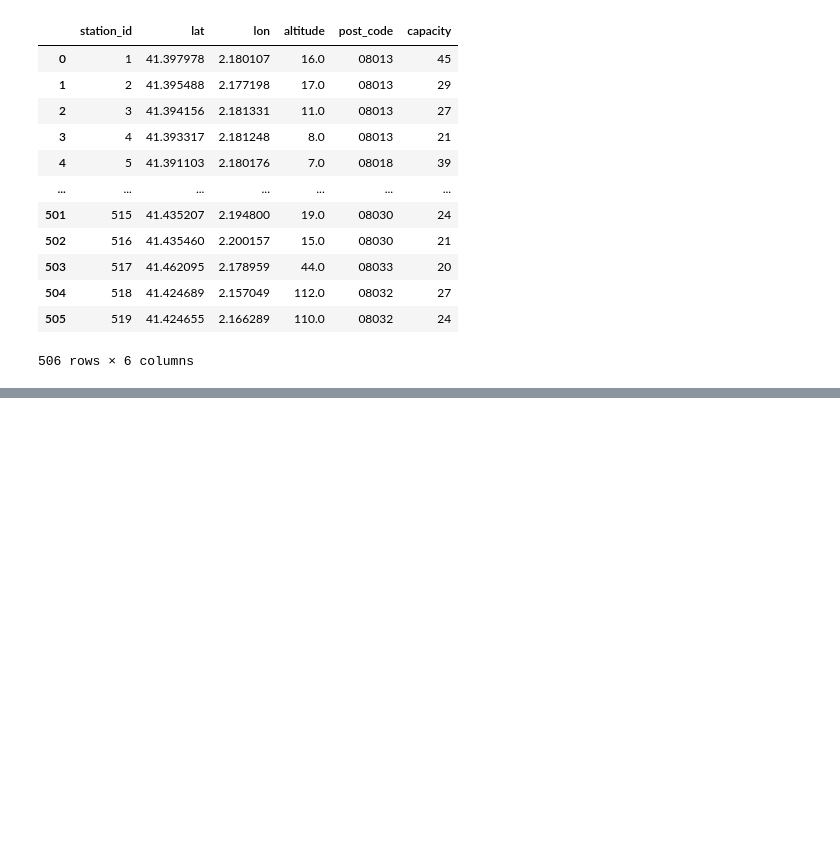
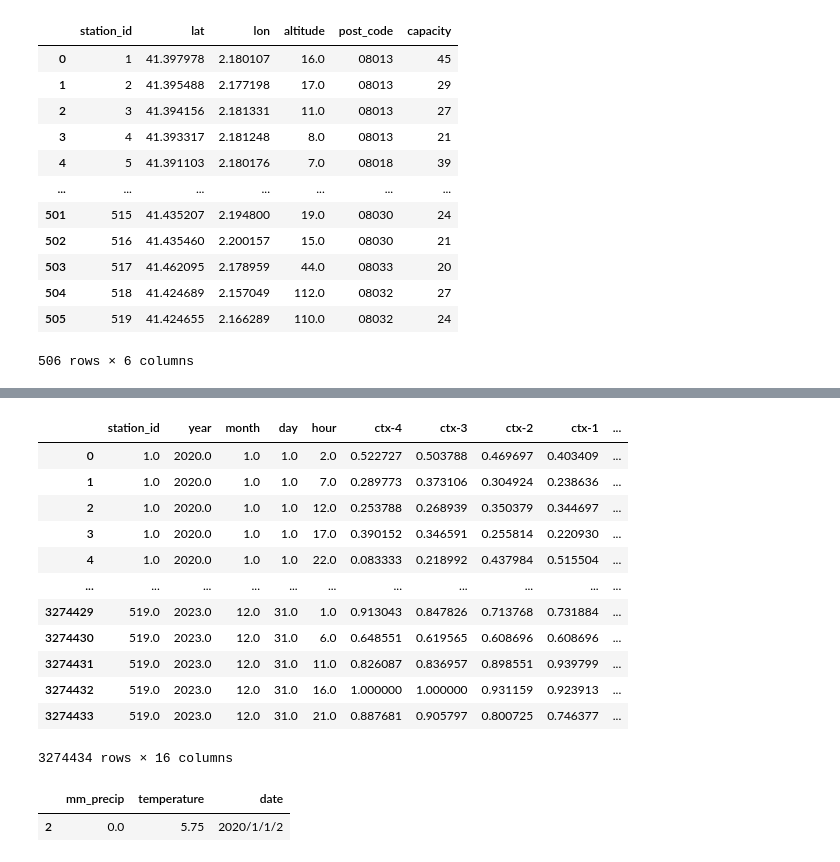
Before and after one commit to carlotalacasav/Gorrapiedra-proyecto, a Jupyter notebook: process_dataframe.ipynb, the cells around one changed output, grey strips where cells are left out. Drawn from its saved outputs; the diff is of its cells as text; code cells hidden in the pictures; blank space fills up the shorter version.

```diff
--- a/process_dataframe.ipynb
+++ b/process_dataframe.ipynb
@@ -60 +61,22 @@ data
+# %%
+full_data.sort_values(['station_id','year','month','day','hour'])
+# %% [output]
+|  | station_id | year | month | day | hour | ctx-4 | ctx-3 | ctx-2 | ctx-1 | ... |
+| 0 | 1.0 | 2020.0 | 1.0 | 1.0 | 2.0 | 0.522727 | 0.503788 | 0.469697 | 0.403409 | ... |
+| 1 | 1.0 | 2020.0 | 1.0 | 1.0 | 7.0 | 0.289773 | 0.373106 | 0.304924 | 0.238636 | ... |
+| 2 | 1.0 | 2020.0 | 1.0 | 1.0 | 12.0 | 0.253788 | 0.268939 | 0.350379 | 0.344697 | ... |
+| 3 | 1.0 | 2020.0 | 1.0 | 1.0 | 17.0 | 0.390152 | 0.346591 | 0.255814 | 0.220930 | ... |
+| 4 | 1.0 | 2020.0 | 1.0 | 1.0 | 22.0 | 0.083333 | 0.218992 | 0.437984 | 0.515504 | ... |
+| ... | ... | ... | ... | ... | ... | ... | ... | ... | ... | ... |
+| 3274429 | 519.0 | 2023.0 | 12.0 | 31.0 | 1.0 | 0.913043 | 0.847826 | 0.713768 | 0.731884 | ... |
+| 3274430 | 519.0 | 2023.0 | 12.0 | 31.0 | 6.0 | 0.648551 | 0.619565 | 0.608696 | 0.608696 | ... |
+| 3274431 | 519.0 | 2023.0 | 12.0 | 31.0 | 11.0 | 0.826087 | 0.836957 | 0.898551 | 0.939799 | ... |
+| 3274432 | 519.0 | 2023.0 | 12.0 | 31.0 | 16.0 | 1.000000 | 1.000000 | 0.931159 | 0.923913 | ... |
+| 3274433 | 519.0 | 2023.0 | 12.0 | 31.0 | 21.0 | 0.887681 | 0.905797 | 0.800725 | 0.746377 | ... |
+3274434 rows × 16 columns
+# %%
+weather_data[weather_data['date'] == '2020/1/1/2']
+# %% [output]
+|  | mm_precip | temperature | date |
+| 2 | 0.0 | 5.75 | 2020/1/1/2 |
 # %%
```
Also changed, not shown: parts of 15 cells of this notebook, 4 other files.
